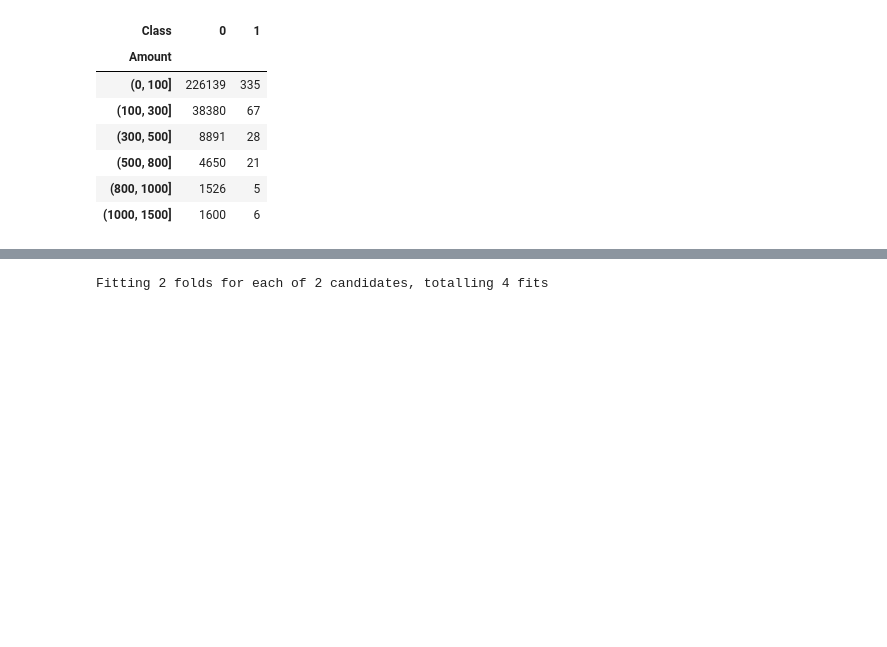
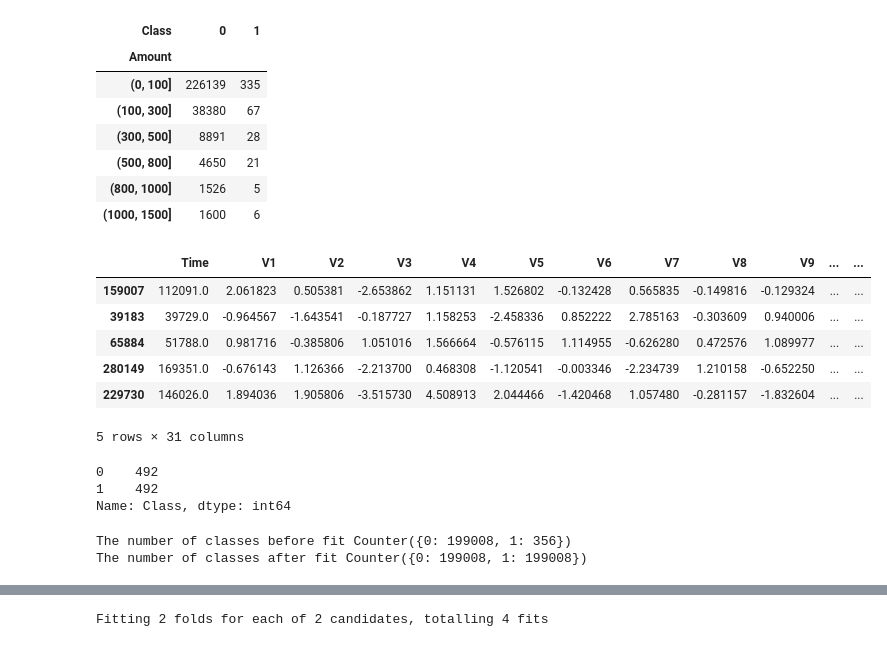
Before and after one commit to jakeisthegoat/Credit-Card-Fraud-Detection, a Jupyter notebook: Model/SMOTEAdaBoost.ipynb, the cells around one changed output, grey strips where cells are left out. Saved outputs shown, nothing was run; the diff lists cells and outputs as text; code cells hidden in the pictures; blank space fills up the shorter version.

```diff
--- a/Model/SMOTEAdaBoost.ipynb
+++ b/Model/SMOTEAdaBoost.ipynb
@@ -92,3 +98,34 @@ data.groupby(bins_1)["Class"].value_counts().unstack()
 # %%
 X=data.drop("Class",axis=1)
 y=data.Class
+# %%
+# Since our classes are highly skewed we should make them equivalent in order to have a normal distribution of the classes.
+
+# Lets shuffle the data before creating the subsamples
+
+data = data.sample(frac=1)
+
+# amount of fraud classes 492 rows.
+fraud_data = data.loc[data['Class'] == 1]
+non_fraud_data = data.loc[data['Class'] == 0][:492]
+
+normal_distributed_data = pd.concat([fraud_data, non_fraud_data])
+
+# Shuffle dataframe rows
+rus_data = normal_distributed_data.sample(frac=1, random_state=42)
+
+rus_data.head()
+# %% [output]
+|  | Time | V1 | V2 | V3 | V4 | V5 | V6 | V7 | V8 | V9 | ... | ... |
+| 159007 | 112091.0 | 2.061823 | 0.505381 | -2.653862 | 1.151131 | 1.526802 | -0.132428 | 0.565835 | -0.149816 | -0.129324 | ... | ... |
+| 39183 | 39729.0 | -0.964567 | -1.643541 | -0.187727 | 1.158253 | -2.458336 | 0.852222 | 2.785163 | -0.303609 | 0.940006 | ... | ... |
+| 65884 | 51788.0 | 0.981716 | -0.385806 | 1.051016 | 1.566664 | -0.576115 | 1.114955 | -0.626280 | 0.472576 | 1.089977 | ... | ... |
+| 280149 | 169351.0 | -0.676143 | 1.126366 | -2.213700 | 0.468308 | -1.120541 | -0.003346 | -2.234739 | 1.210158 | -0.652250 | ... | ... |
+| 229730 | 146026.0 | 1.894036 | 1.905806 | -3.515730 | 4.508913 | 2.044466 | -1.420468 | 1.057480 | -0.281157 | -1.832604 | ... | ... |
+5 rows × 31 columns
+# %%
+rus_data['Class'].value_counts()
+# %% [output]
+0    492
+1    492
+Name: Class, dtype: int64
@@ -124,6 +166,14 @@ def fit_and_score(models, X_train, X_test, y_train, y_test):
         # Evaluate the model and append its score to model_scores
         model_scores[name] = model.score(X_test, y_test)
     return model_scores
+# %%
+sm= SMOTE(random_state=42)
+X_train_ns,y_train_ns=sm.fit_resample(X_train,y_train)
+print("The number of classes before fit {}".format(Counter(y_train)))
+print("The number of classes after fit {}".format(Counter(y_train_ns)))
+# %% [output]
+The number of classes before fit Counter({0: 199008, 1: 356})
+The number of classes after fit Counter({0: 199008, 1: 199008})
 # %%
 model_scores = fit_and_score(models=models,
                              X_train=X_train,
```
Also changed, not shown: parts of 13 cells of this notebook.
